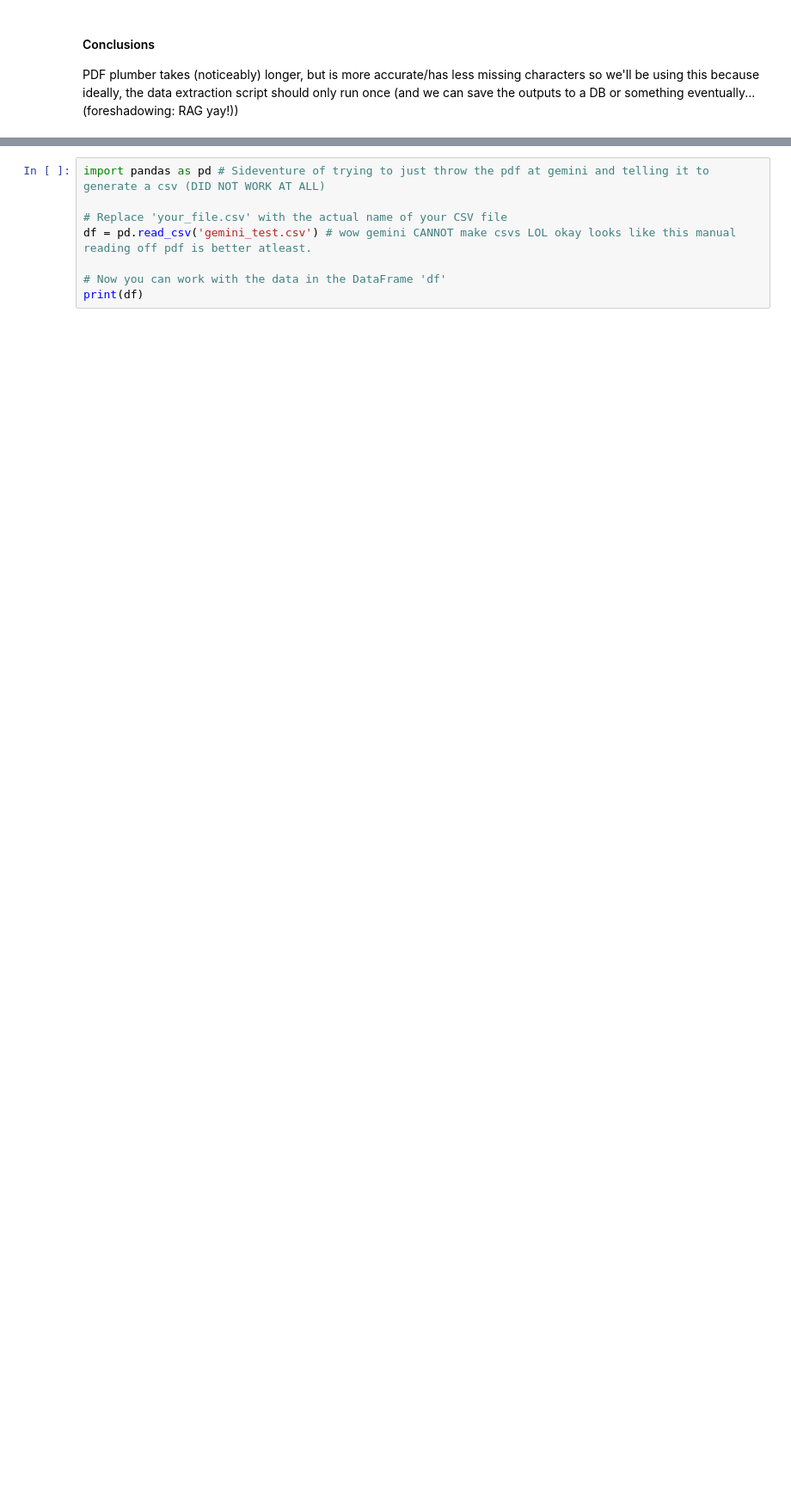
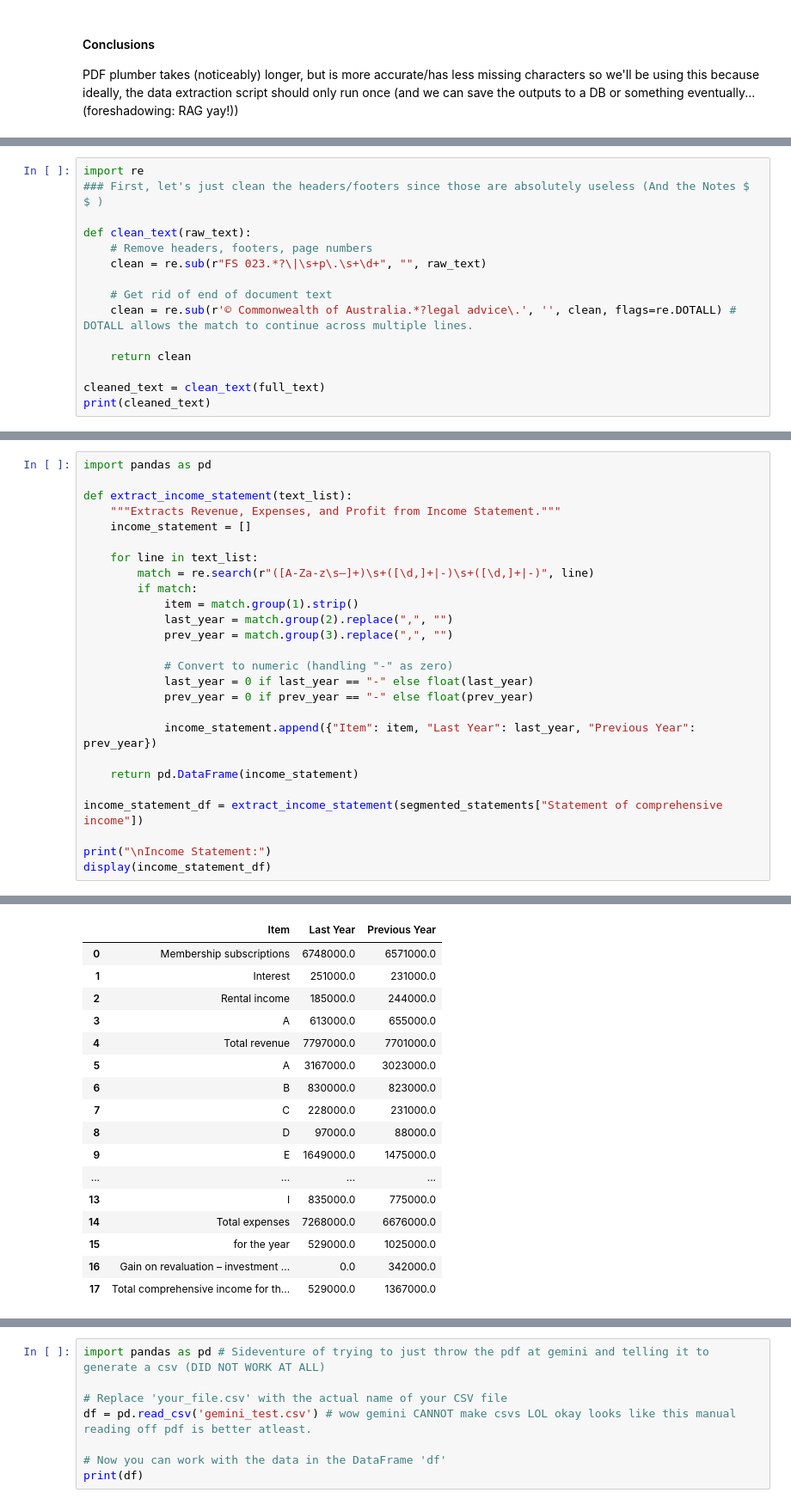
Before and after one commit to Antimatter543/Financial_Extractor, a Jupyter notebook: exploring.ipynb, the cells around one changed output, grey strips where cells are left out. Shown at 86% size. Saved outputs shown, nothing was run; the diff lists cells and outputs as text; blank space fills up the shorter version.

```diff
--- a/exploring.ipynb
+++ b/exploring.ipynb
@@ -163,0 +154,15 @@ Total comprehensive income for the year 529,000 1,367,000
+# %%
+import re
+### First, let's just clean the headers/footers since those are absolutely useless (And the Notes $ $ )
+
+def clean_text(raw_text):
+    # Remove headers, footers, page numbers
+    clean = re.sub(r"FS 023.*?\|\s+p\.\s+\d+", "", raw_text)
+
+    # Get rid of end of document text
+    clean = re.sub(r'© Commonwealth of Australia.*?legal advice\.', '', clean, flags=re.DOTALL) # DOTALL allows the match to continue across multiple lines.
+
+    return clean
+
+cleaned_text = clean_text(full_text)
+print(cleaned_text)
@@ -163,0 +242,27 @@ Total comprehensive income for the year 529,000 1,367,000
+# %%
+import pandas as pd
+
+def extract_income_statement(text_list):
+    """Extracts Revenue, Expenses, and Profit from Income Statement."""
+    income_statement = []
+
+    for line in text_list:
+        match = re.search(r"([A-Za-z\s–]+)\s+([\d,]+|-)\s+([\d,]+|-)", line)
+        if match:
+            item = match.group(1).strip()
+            last_year = match.group(2).replace(",", "")
+            prev_year = match.group(3).replace(",", "")
+
+            # Convert to numeric (handling "-" as zero)
+            last_year = 0 if last_year == "-" else float(last_year)
+            prev_year = 0 if prev_year == "-" else float(prev_year)
+
+            income_statement.append({"Item": item, "Last Year": last_year, "Previous Year": prev_year})
+
+    return pd.DataFrame(income_statement)
+
+income_statement_df = extract_income_statement(segmented_statements["Statement of comprehensive income"])
+
+print("\nIncome Statement:")
+display(income_statement_df)
+# %% [output]
@@ -163,0 +270,17 @@ Total comprehensive income for the year 529,000 1,367,000
+|  | Item | Last Year | Previous Year |
+| 0 | Membership subscriptions | 6748000.0 | 6571000.0 |
+| 1 | Interest | 251000.0 | 231000.0 |
+| 2 | Rental income | 185000.0 | 244000.0 |
+| 3 | A | 613000.0 | 655000.0 |
+| 4 | Total revenue | 7797000.0 | 7701000.0 |
+| 5 | A | 3167000.0 | 3023000.0 |
+| 6 | B | 830000.0 | 823000.0 |
+| 7 | C | 228000.0 | 231000.0 |
+| 8 | D | 97000.0 | 88000.0 |
+| 9 | E | 1649000.0 | 1475000.0 |
+| ... | ... | ... | ... |
+| 13 | I | 835000.0 | 775000.0 |
+| 14 | Total expenses | 7268000.0 | 6676000.0 |
+| 15 | for the year | 529000.0 | 1025000.0 |
+| 16 | Gain on revaluation – investment ... | 0.0 | 342000.0 |
+| 17 | Total comprehensive income for th... | 529000.0 | 1367000.0 |
```
Also changed, not shown: parts of 12 cells of this notebook.
